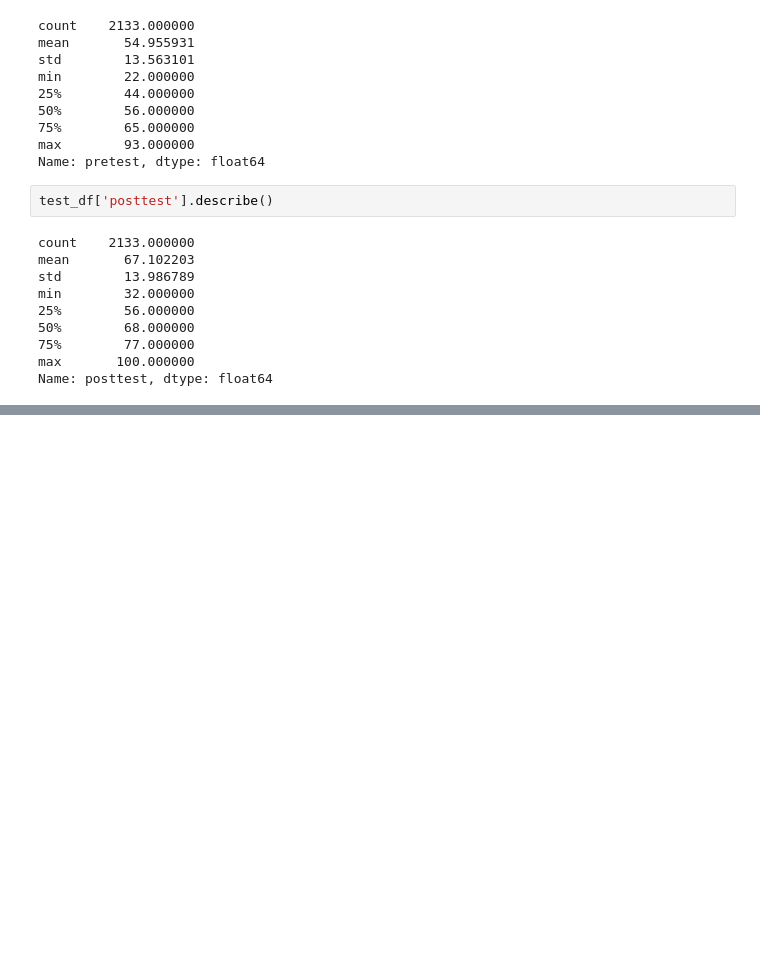
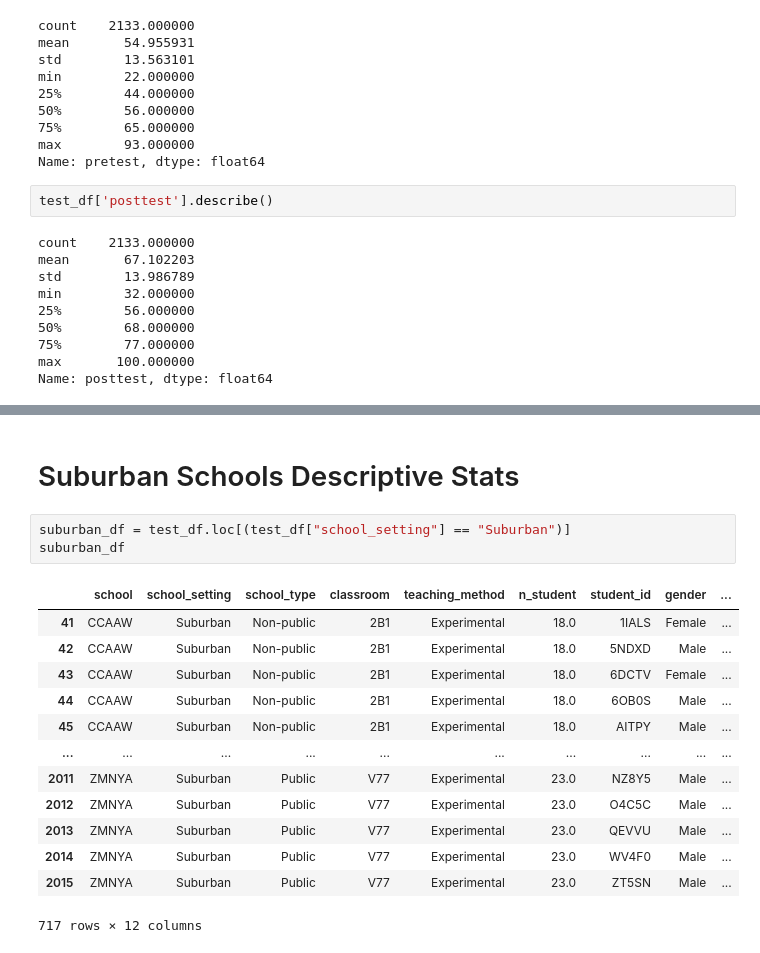
Before and after one commit to yangsue47/School_Is_Cool, a Jupyter notebook: Sandbox/Pa/test_scores_EDA.ipynb, the cells around one changed output, grey strips where cells are left out. Drawn from its saved outputs; the diff is of its cells as text; blank space fills up the shorter version.

```diff
--- a/Sandbox/Pa/test_scores_EDA.ipynb
+++ b/Sandbox/Pa/test_scores_EDA.ipynb
@@ -98,0 +208,19 @@ Name: posttest, dtype: float64
+# %% [markdown]
+# Suburban Schools Descriptive Stats
+# %%
+suburban_df = test_df.loc[(test_df["school_setting"] == "Suburban")]
+suburban_df
+# %% [output]
+|  | school | school_setting | school_type | classroom | teaching_method | n_student | student_id | gender | ... |
+| 41 | CCAAW | Suburban | Non-public | 2B1 | Experimental | 18.0 | 1IALS | Female | ... |
+| 42 | CCAAW | Suburban | Non-public | 2B1 | Experimental | 18.0 | 5NDXD | Male | ... |
+| 43 | CCAAW | Suburban | Non-public | 2B1 | Experimental | 18.0 | 6DCTV | Female | ... |
+| 44 | CCAAW | Suburban | Non-public | 2B1 | Experimental | 18.0 | 6OB0S | Male | ... |
+| 45 | CCAAW | Suburban | Non-public | 2B1 | Experimental | 18.0 | AITPY | Male | ... |
+| ... | ... | ... | ... | ... | ... | ... | ... | ... | ... |
+| 2011 | ZMNYA | Suburban | Public | V77 | Experimental | 23.0 | NZ8Y5 | Male | ... |
+| 2012 | ZMNYA | Suburban | Public | V77 | Experimental | 23.0 | O4C5C | Male | ... |
+| 2013 | ZMNYA | Suburban | Public | V77 | Experimental | 23.0 | QEVVU | Male | ... |
+| 2014 | ZMNYA | Suburban | Public | V77 | Experimental | 23.0 | WV4F0 | Male | ... |
+| 2015 | ZMNYA | Suburban | Public | V77 | Experimental | 23.0 | ZT5SN | Male | ... |
+717 rows × 12 columns
```
Also changed, not shown: parts of 30 cells of this notebook, 1 other file.
